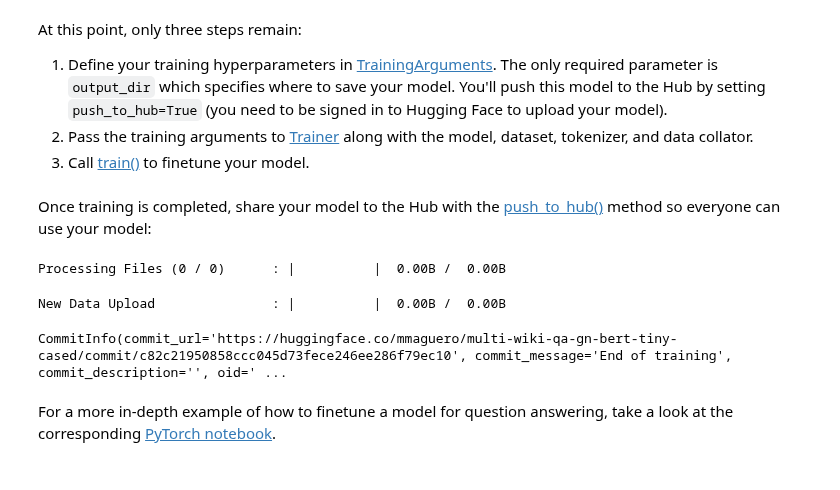
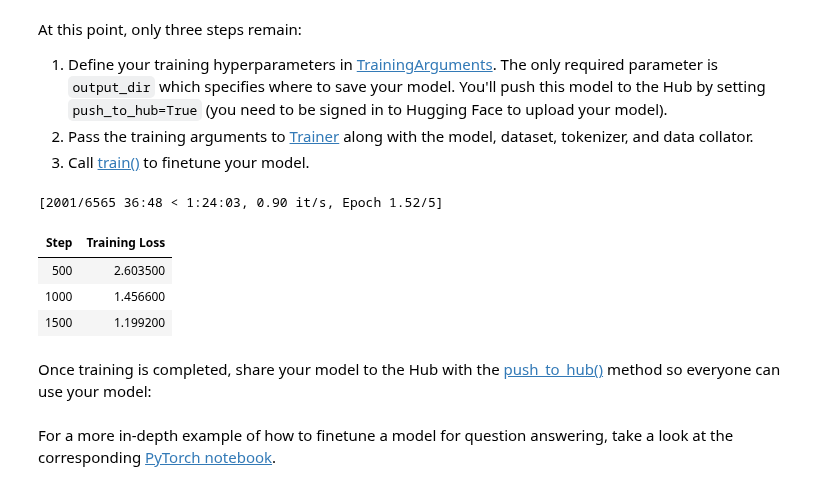
Before and after one commit to mmaguero/diploma_fpuna_nlp_ia, a Jupyter notebook: 2025/guarani_wiki_question_answering.ipynb, the cells around one changed output. Drawn from its saved outputs; the diff is of its cells as text; code cells hidden in the pictures.

Commit message:
TRAINING XLM-V-BASE

```diff
--- a/2025/guarani_wiki_question_answering.ipynb
+++ b/2025/guarani_wiki_question_answering.ipynb
@@ -506,32 +518,38 @@ At this point, only three steps remain:
 # %%
 training_args = TrainingArguments(
     output_dir="multi-wiki-qa-gn-xlm-v-base",
     #output_dir="multi-wiki-qa-gn-bert-tiny-cased",
     #output_dir="multi-wiki-qa-multilingual-bert-gn-base-cased",
-    eval_strategy="epoch",
+    eval_strategy="no",
     learning_rate=2e-5,
     per_device_train_batch_size=16,
     per_device_eval_batch_size=16,
-    num_train_epochs=10,
+    num_train_epochs=5,
     weight_decay=0.01,
     save_total_limit=3,
     #metric_for_best_model="combined",
     push_to_hub=False,
     fp16=True,
 )
 
 trainer = Trainer(
     model=model,
     args=training_args,
     train_dataset=train_dataset,#tokenized_squad["train"],
     eval_dataset=validation_dataset,#tokenized_squad["validation"],
     processing_class=tokenizer,
     #data_collator=data_collator,
     #compute_metrics=compute_metrics,
 
 )
 
 trainer.train()
+# %% [output]
+[2001/6565 36:48 < 1:24:03, 0.90 it/s, Epoch 1.52/5]
+| Step | Training Loss |
+| 500 | 2.603500 |
+| 1000 | 1.456600 |
+| 1500 | 1.199200 |
 # %%
 predictions, _, _ = trainer.predict(validation_dataset)
 start_logits, end_logits = predictions
@@ -546,10 +564,6 @@ trainer.evaluate(test_dataset)
 Once training is completed, share your model to the Hub with the [push_to_hub()](https://huggingface.co/docs/transformers/main/en/main_classes/trainer#transformers.Trainer.push_to_hub) method so everyone can use your model:
 # %%
 trainer.push_to_hub()
-# %% [output]
-Processing Files (0 / 0)      : |          |  0.00B /  0.00B
-New Data Upload               : |          |  0.00B /  0.00B
-CommitInfo(commit_url='https://huggingface.co/mmaguero/multi-wiki-qa-gn-bert-tiny-cased/commit/c82c21950858ccc045d73fece246ee286f79ec10', commit_message='End of training', commit_description='', oid=' ...
 # %% [markdown]
 <Tip>
 
```
Also changed, not shown: parts of 7 cells of this notebook.
